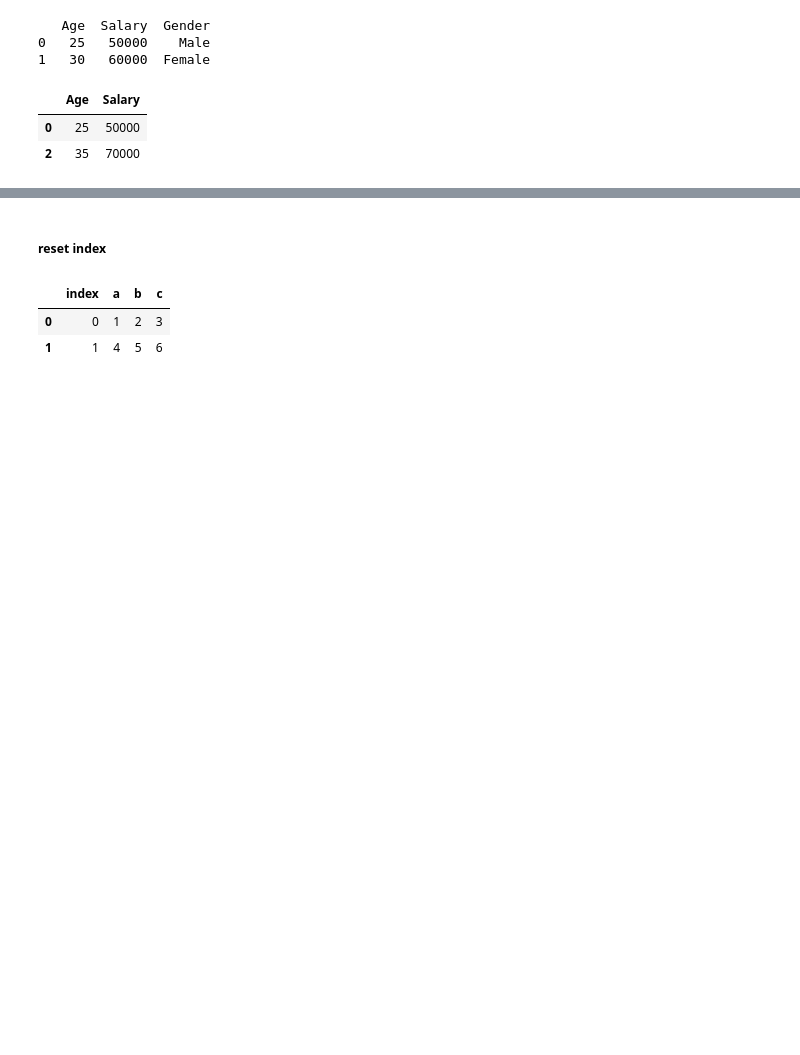
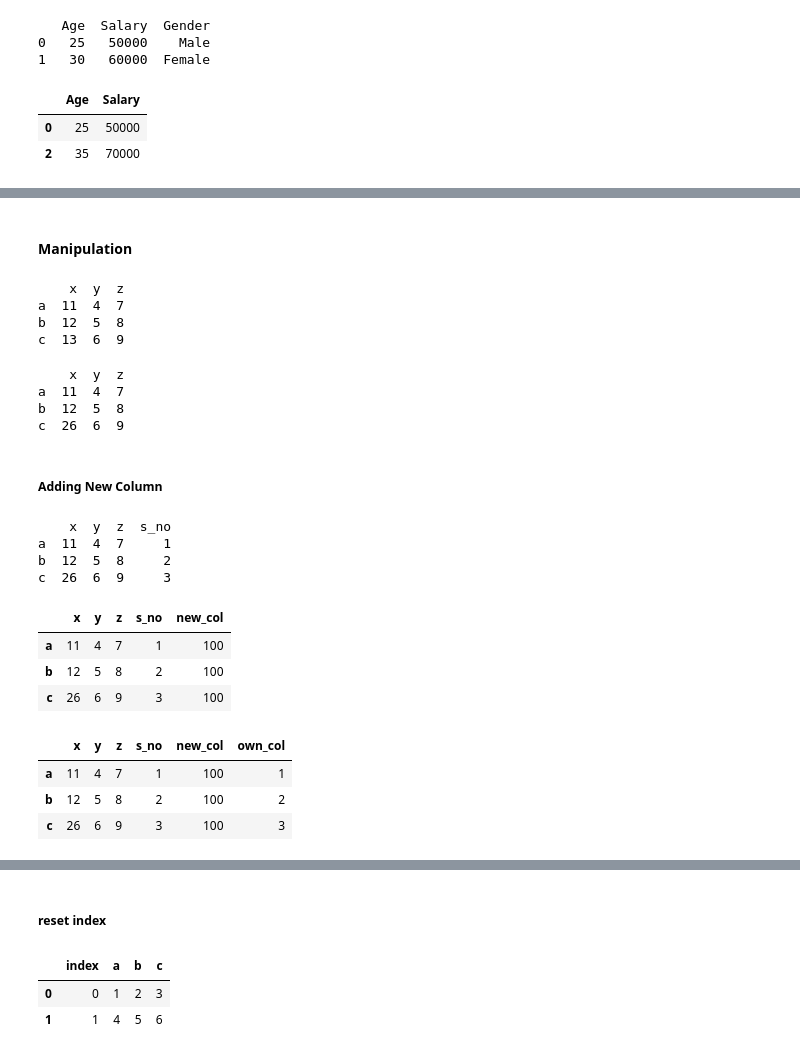
Before and after one commit to NRMT-MAIN/AI-ML-Learning, a Jupyter notebook: 3.Pandas/Pandas.ipynb, the cells around one changed output, grey strips where cells are left out. Cells and saved outputs as stored; diff of their text form; code cells hidden in the pictures; blank space fills up the shorter version.

Commit message:
Manipulation in Dataframe

```diff
--- a/3.Pandas/Pandas.ipynb
+++ b/3.Pandas/Pandas.ipynb
@@ -502,0 +567,49 @@ c  10  20  30
+# %% [markdown]
+#### Manipulation
+# %%
+## Manipulating the DataFrame
+df["x"] = df["x"] + 10
+print(df)
+# %% [output]
+    x  y  z
+a  11  4  7
+b  12  5  8
+c  13  6  9
+# %%
+##  Manipulating based on the condition
+df.loc[df['x'] > 12, 'x'] = df.loc[df['x'] > 12, 'x'] * 2
+print(df)
+# %% [output]
+    x  y  z
+a  11  4  7
+b  12  5  8
+c  26  6  9
+# %% [markdown]
+##### Adding New Column
+# %%
+# Add a new column to the DataFrame
+df["s_no"] = np.arange(1, len(df) + 1)
+print(df)
+# %% [output]
+    x  y  z  s_no
+a  11  4  7     1
+b  12  5  8     2
+c  26  6  9     3
+# %%
+# Add a new column with single value
+df["new_col"] = 100
+df
+# %% [output]
+|  | x | y | z | s_no | new_col |
+| a | 11 | 4 | 7 | 1 | 100 |
+| b | 12 | 5 | 8 | 2 | 100 |
+| c | 26 | 6 | 9 | 3 | 100 |
+# %%
+# Add a new column with own values
+df["own_col"] = [1, 2, 3]
+df
+# %% [output]
+|  | x | y | z | s_no | new_col | own_col |
+| a | 11 | 4 | 7 | 1 | 100 | 1 |
+| b | 12 | 5 | 8 | 2 | 100 | 2 |
+| c | 26 | 6 | 9 | 3 | 100 | 3 |
```
Also changed, not shown: parts of 21 cells of this notebook.
